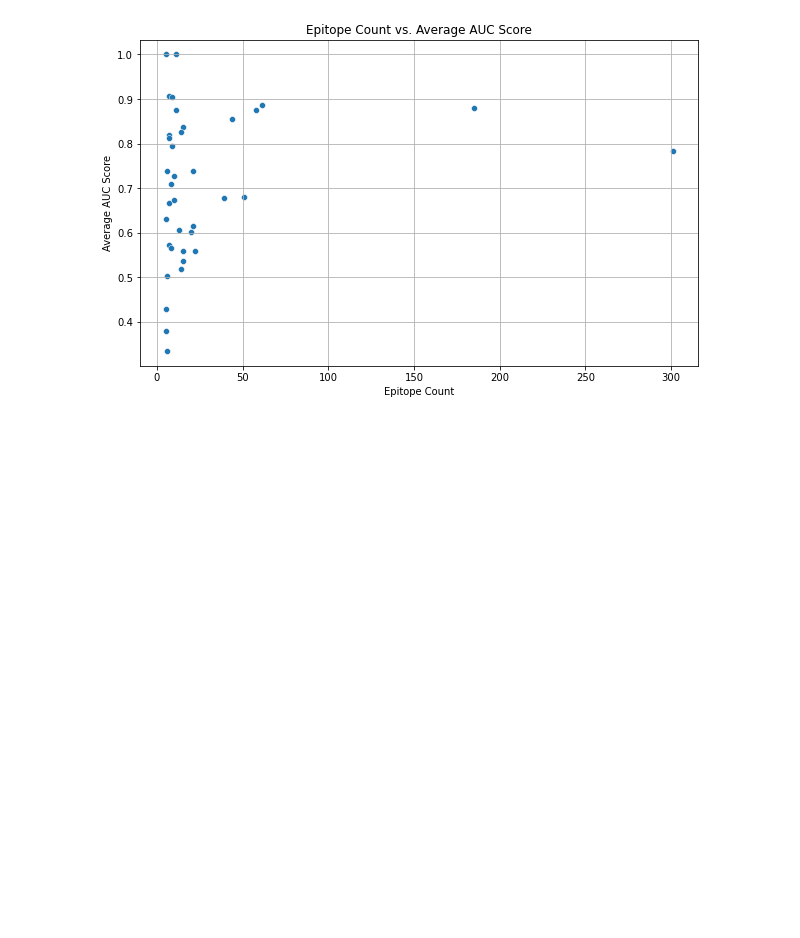
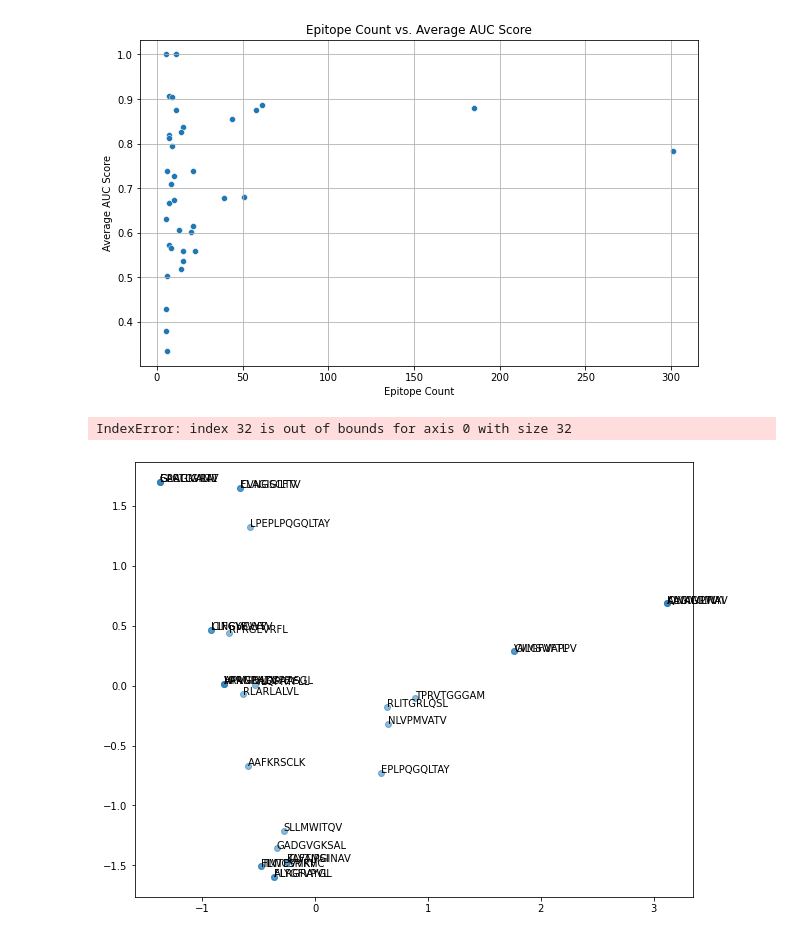
Before and after one commit to UoB-DSMP-2023-24/dsmp-2024-group-13, a Jupyter notebook: final_outputs_SETE.ipynb, the cells around one changed output. Drawn from its saved outputs; the diff is of its cells as text; code cells hidden in the pictures; blank space fills up the shorter version.

```diff
--- a/final_outputs_SETE.ipynb
+++ b/final_outputs_SETE.ipynb
@@ -144,0 +139,55 @@ low_performers = average_auc_scores[average_auc_scores < low_threshold].index.to
+# %%
+# Assuming 'results_df' is your DataFrame and the last row contains average scores:
+average_auc_scores = results_df.iloc[-1]  # This accesses the last row assuming it's the average
+
+# Assuming the column names are correctly set to epitope names and the last two columns are 'Micro Average' and 'Macro Average'
+epitope_columns = results_df.columns[:-2]  # This excludes 'Micro Average' and 'Macro Average'
+
+# Ensure the AUC scores are in numeric format
+average_auc_scores = pd.to_numeric(average_auc_scores, errors='coerce')
+
+# Recalculate high and low performers using the numeric scores
+high_threshold = 0.9
+low_threshold = 0.6
+high_performers = average_auc_scores[average_auc_scores > high_threshold].index.tolist()
+low_performers = average_auc_scores[average_auc_scores < low_threshold].index.tolist()
+
+
+# Assuming you have a mapping of labels to their respective epitope names already set up
+int_to_epitope = {v: k for k, v in epitope_to_int.items()}
+epitope_labels = [int_to_epitope.get(label, 'Unknown') for label in y]
+
+# Create masks based on these lists
+high_mask = np.isin(epitope_labels, high_performers)
+low_mask = np.isin(epitope_labels, low_performers)
+
+# Filter the original feature matrix X based on these masks
+X_high = X[high_mask]
+X_low = X[low_mask]
+
+def perform_pca_and_plot(data, epitope_names, title):
+    pca = PCA(n_components=2)
+    principal_components = pca.fit_transform(data)
+    plt.figure(figsize=(10, 8))
+    plt.scatter(principal_components[:, 0], principal_components[:, 1], alpha=0.5)
+
+    # Annotate data points with epitope names
+    for i, epitope_name in enumerate(epitope_names):
+        plt.annotate(epitope_name, (principal_components[i, 0], principal_components[i, 1]))
+
+    plt.xlabel('Principal Component 1')
+    plt.ylabel('Principal Component 2')
+    plt.title(title)
+    plt.grid(True)
+    plt.show()
+
+
+
+
+# Perform PCA on high and low performer subsets
+perform_pca_and_plot(X_high, epitope_names, 'PCA Plot with Epitope Labels')
+
+#perform_pca_and_plot(X_low, 'PCA of Low Performers')
+# %% [output]
+IndexError: index 32 is out of bounds for axis 0 with size 32
+[figure, added]
```
Also changed, not shown: parts of 3 cells of this notebook.
